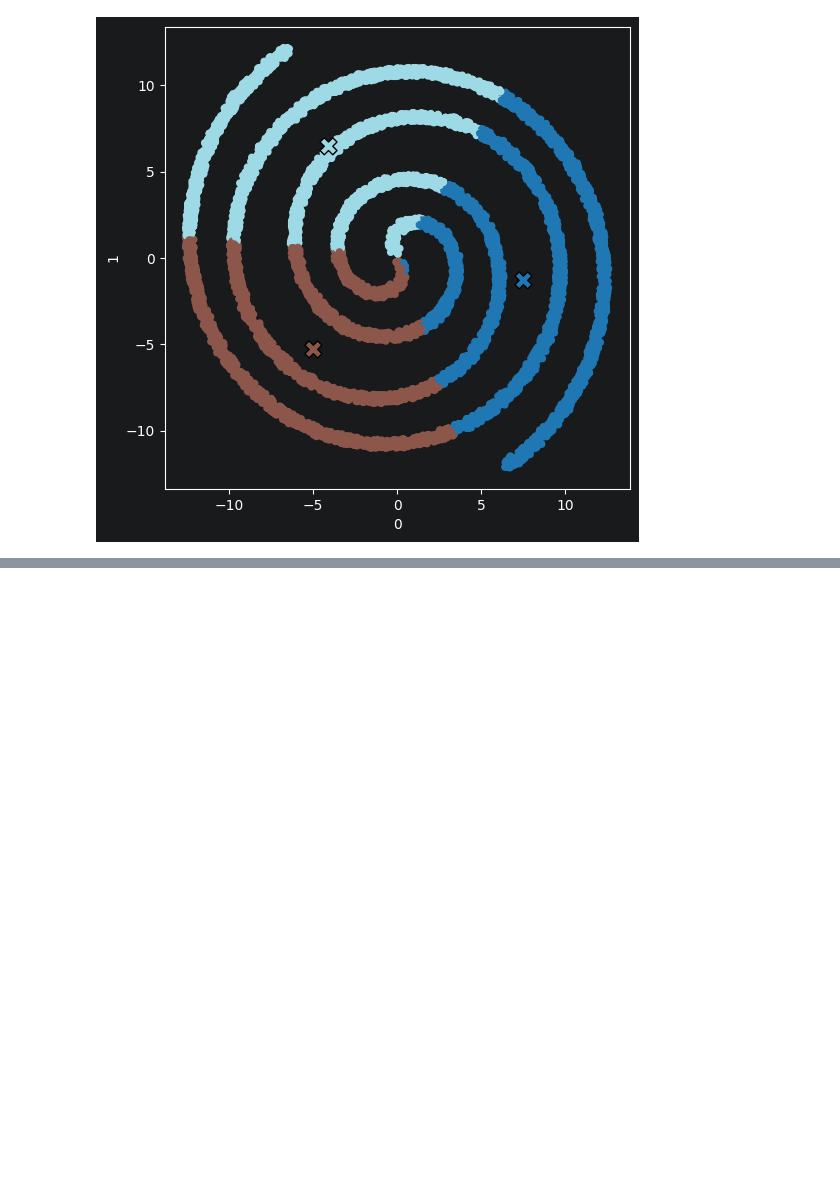
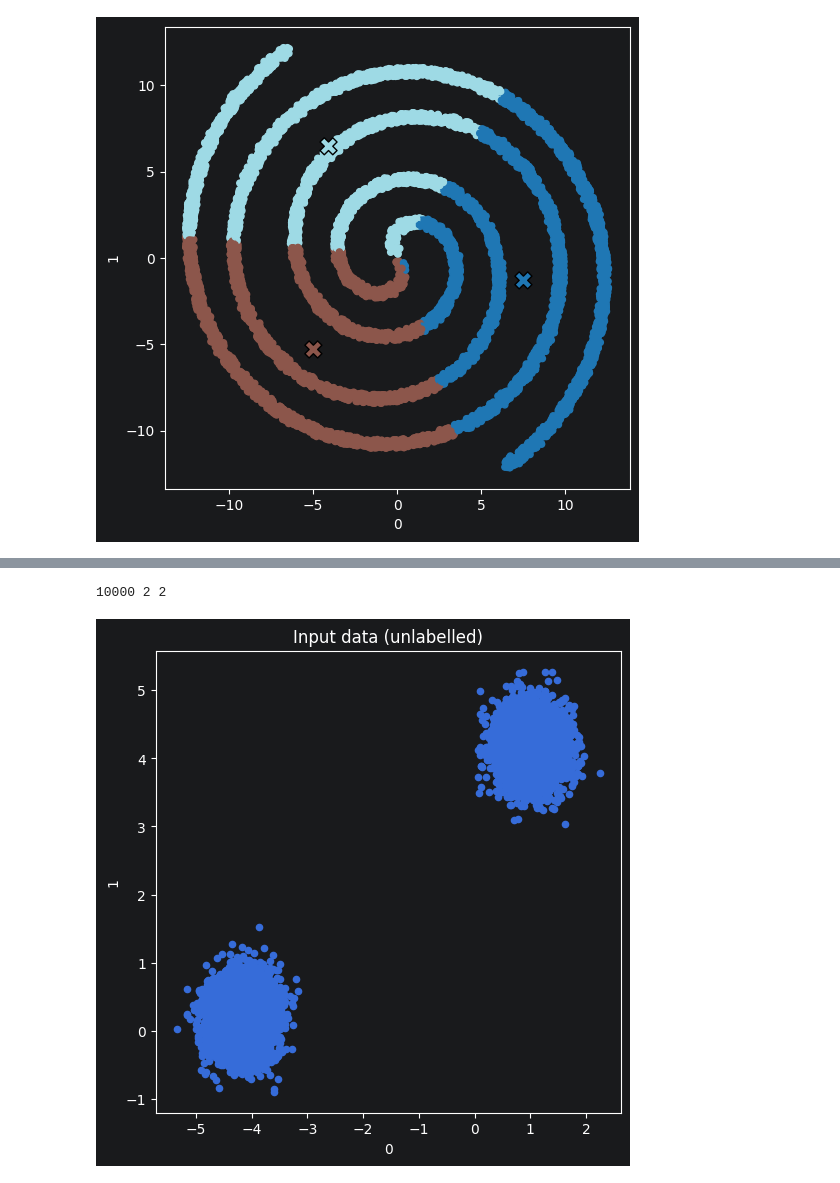
Before and after one commit to TrinityJan/AADA_Rep1, a Jupyter notebook: Visualizer.ipynb, the cells around one changed output, grey strips where cells are left out. Saved outputs shown, nothing was run; the diff lists cells and outputs as text; code cells hidden in the pictures; blank space fills up the shorter version.

```diff
--- a/Visualizer.ipynb
+++ b/Visualizer.ipynb
@@ -123,0 +129,5 @@ plot_input_file('./input/00.in')
+# %%
+plot_input_file('./input/k2_R3.in')
+# %% [output]
+10000 2 2
+[figure, added]
```
Also changed, not shown: parts of 10 cells of this notebook, 1 other file.
